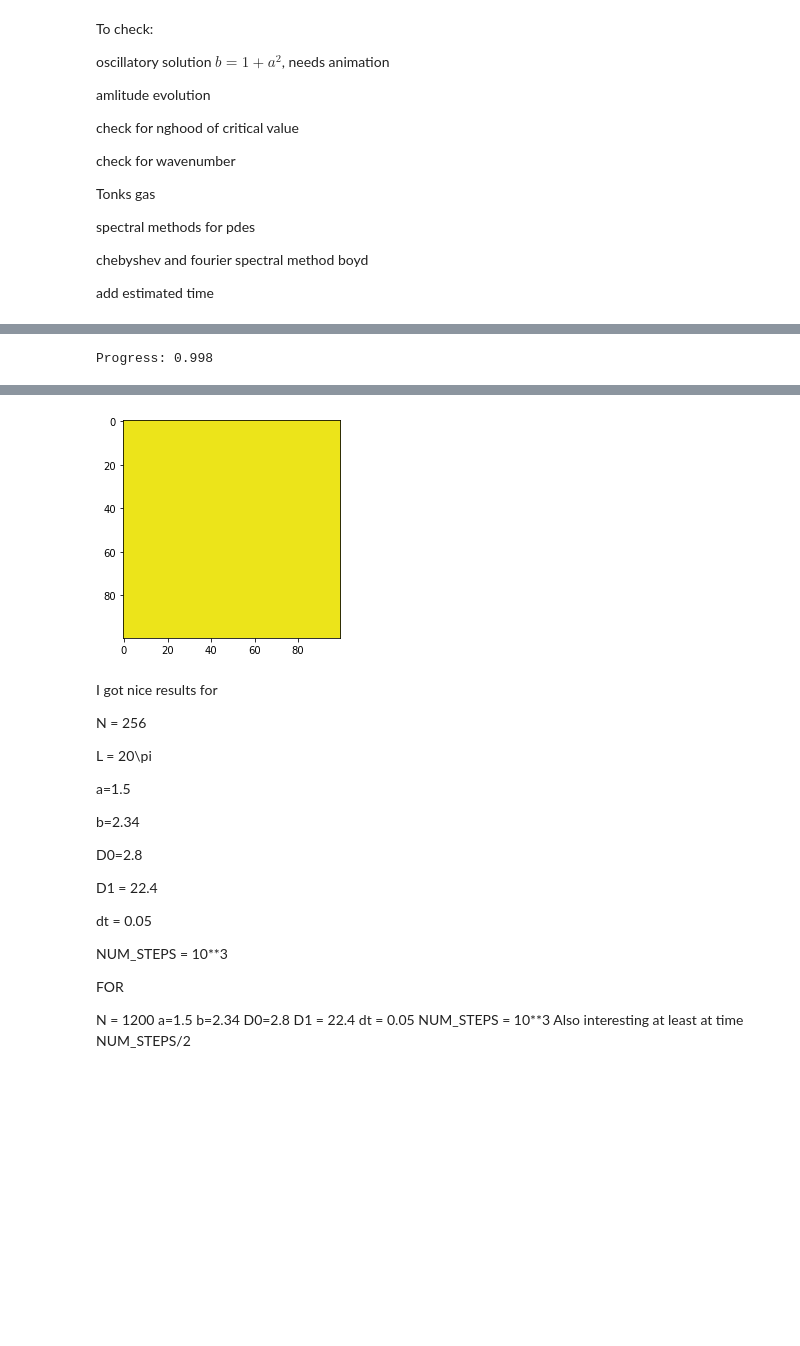
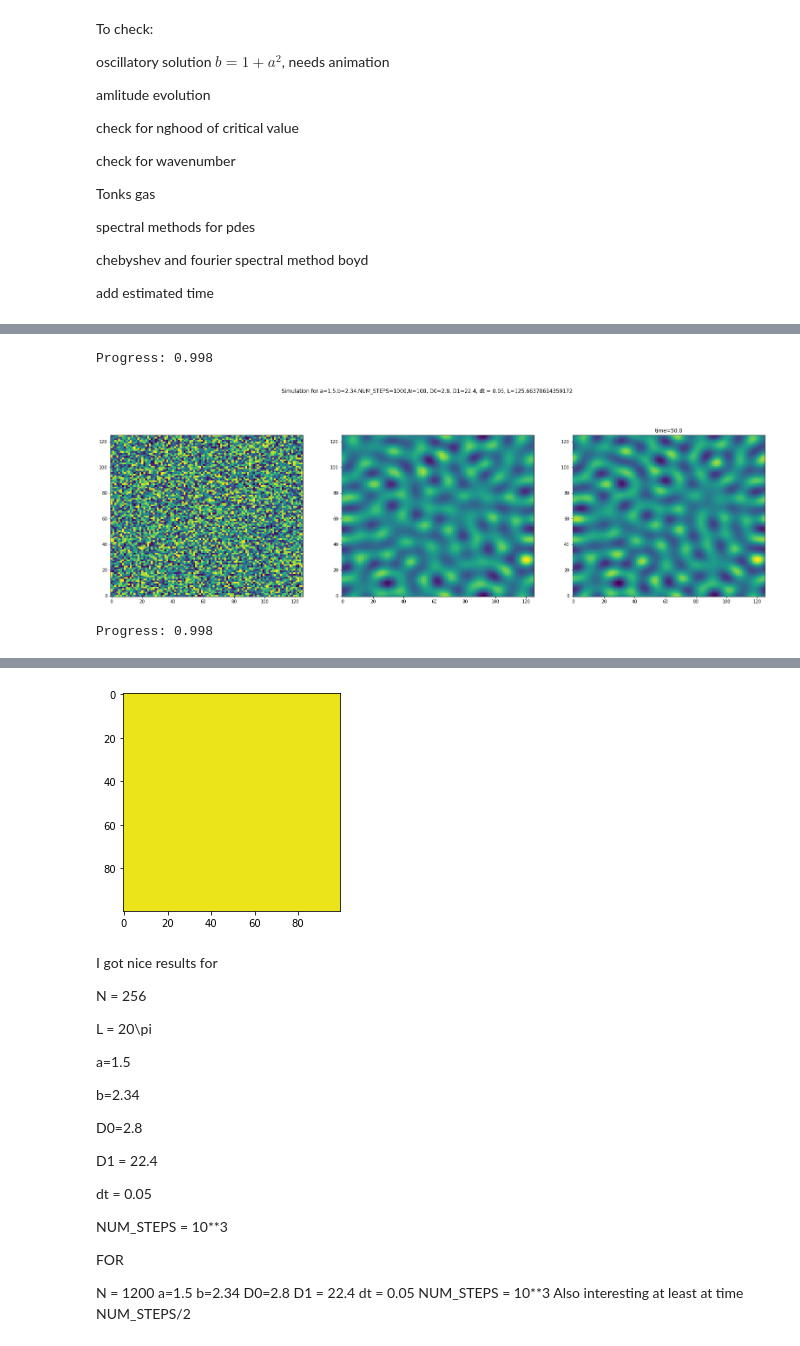
Before and after one commit to l-ada/Turing-models, a Jupyter notebook: brusselator.ipynb, the cells around one changed output, grey strips where cells are left out. Saved outputs shown, nothing was run; the diff lists cells and outputs as text; code cells hidden in the pictures; blank space fills up the shorter version.

```diff
--- a/brusselator.ipynb
+++ b/brusselator.ipynb
@@ -299,13 +284,15 @@ Progress: 0.998
 # %%
 def_brusselator = Brusselator(dt= 0.05)
-# simulate_and_plot(def_brusselator)
+simulate_and_plot(def_brusselator)
 t, data, v = perform_simulation(def_brusselator, save_full=True)
 data = data[::40,:,:]
 display_animation(data)
 # %% [output]
 Progress: 0.998
+[figure, new version]
+Progress: 0.998
 [interactive output not drawn]
-[figure, old version]
+[figure, added]
 # %% [markdown]
 I got nice results for
 
```
Also changed, not shown: parts of 4 cells of this notebook.
